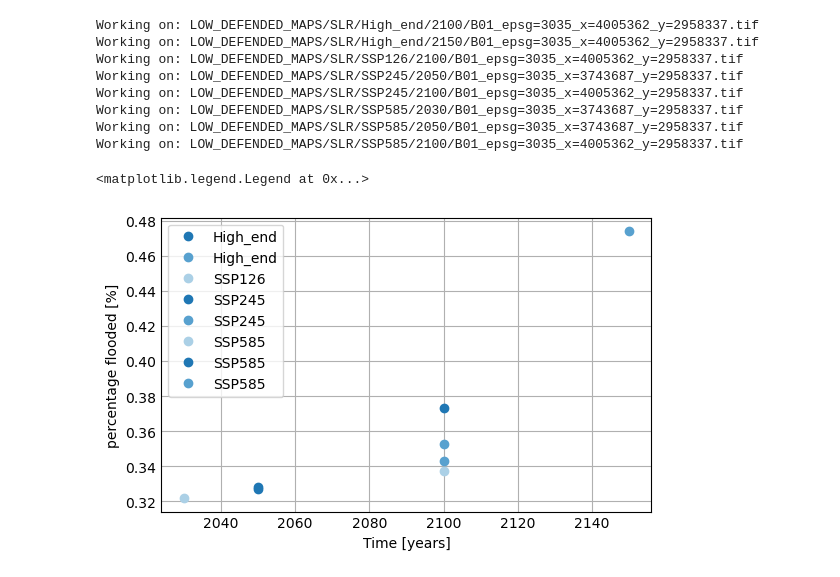
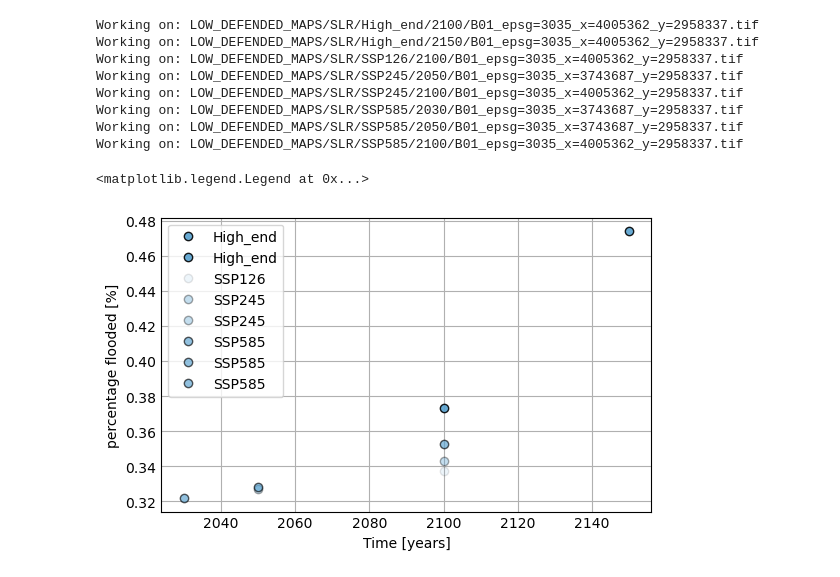
Before and after one commit to openearth/coclico-workbench, a Jupyter notebook: notebooks/POC_cfhp.ipynb, the cells around one changed output. Saved outputs shown, nothing was run; the diff lists cells and outputs as text; code cells hidden in the pictures.

```diff
--- a/notebooks/POC_cfhp.ipynb
+++ b/notebooks/POC_cfhp.ipynb
@@ -144,16 +141,22 @@ class flood_stats:
         self.all_less05 = []
         self.all_more05 = []
         self.all_total = []
+        self.all_flooded = []
 
     def compute(self,ds):
 
         self.ds = ds
 
+        # Compute number of pixels with Nan, <0.5m flood depth, and >0.5m flood depth
         self.n_nans = np.isnan(self.ds.values).sum()
         self.n_less05 = np.array([self.ds.values<0.5]).sum()
         self.n_more05 = np.array([self.ds.values>0.5]).sum()
 
+        # Sum all to find total number of pixels
         self.total = self.n_nans + self.n_less05 + self.n_more05
+
+        # Determine fraction of pixels that are flooded
+        self.flooded = np.divide(np.add(self.n_less05, self.n_more05),self.total)
 
     def add_new_values(self):
 
@@ -162,13 +165,16 @@ class flood_stats:
         self.all_less05.append(self.n_less05)
         self.all_more05.append(self.n_more05)
         self.all_total.append(self.total)
+        self.all_flooded.append(self.flooded)
 
     def convert2arrays(self):
 
+        # Convert all lists to numpy arrays
         self.all_nans = np.array(self.all_nans)
         self.all_less05 = np.array(self.all_less05)
         self.all_more05 = np.array(self.all_more05)
         self.all_total = np.array(self.all_total)
+        self.all_flooded = np.array(self.all_flooded)
 
 if __name__ == '__main__':
 
@@ -182,12 +189,15 @@ TypeError: flood_stats.__init__() takes 1 positional argument but 2 were given
 # %%
 # Plot data
 import matplotlib.pyplot as plt
+
+# Set plot style
+plt.style.use('_mpl-gallery')
 
 # Set labels
 labels = 'no flooding','flooding < 0.5m', 'flooding > 0.5m'
 # Initiate figure
 fig, ax = plt.subplots()
 # Do plotting
-ax.pie(np.array([n_nans,n_less05,n_more05]), labels = labels)
-ax.set_title('Percentage flooded = ' + str(round((n_less05+n_more05)/n_nans*100)) + '%')
+ax.pie(np.array([clip_stats.n_nans,clip_stats.n_less05,clip_stats.n_more05]), labels = labels)
+ax.set_title('Percentage flooded = ' + str(round(clip_stats.flooded*100)) + '%')
 # %% [output]
@@ -300,25 +311,28 @@ Working on: LOW_DEFENDED_MAPS/SLR/SSP585/2100/B01_epsg=3035_x=4005362_y=2958337.
 # %%
 # Convert list of paths to pathlib
 fps = [Path(fp) for fp in all_fps]
 
+
+
 fig, ax = plt.subplots(figsize=(5,3))
 
-color = []
-
+col_alpha = [0.1,0.35,0.65,0.9]
+col_scen = 'SSP126', 'SSP245', 'SSP585', 'High_end'
 scen = []
 year = np.array([])
 
-flooded = np.divide(np.add(clip_stats.all_less05, clip_stats.all_more05),clip_stats.all_total)
 
 for i, fp in enumerate(fps):
 
-    scen.append(fp.parts[2])
+    cur_scen = fp.parts[2]
+    scen.append(cur_scen)
+
     year = np.append(year, int(fp.parts[-2]))
 
-    ax.plot(year[i],flooded[i],'o')
+    ax.plot(year[i],clip_stats.all_flooded[i],'o',color = 'C1', alpha = col_alpha[col_scen.index(cur_scen)], markeredgecolor = 'black')
     ax.set_xlabel('Time [years]')
     ax.set_ylabel('percentage flooded [%]')
 ax.legend(scen)
 # %% [output]
 <matplotlib.legend.Legend at 0x...>
-[figure, old version]
+[figure, new version]
```
Also changed, not shown: parts of 5 cells of this notebook.
